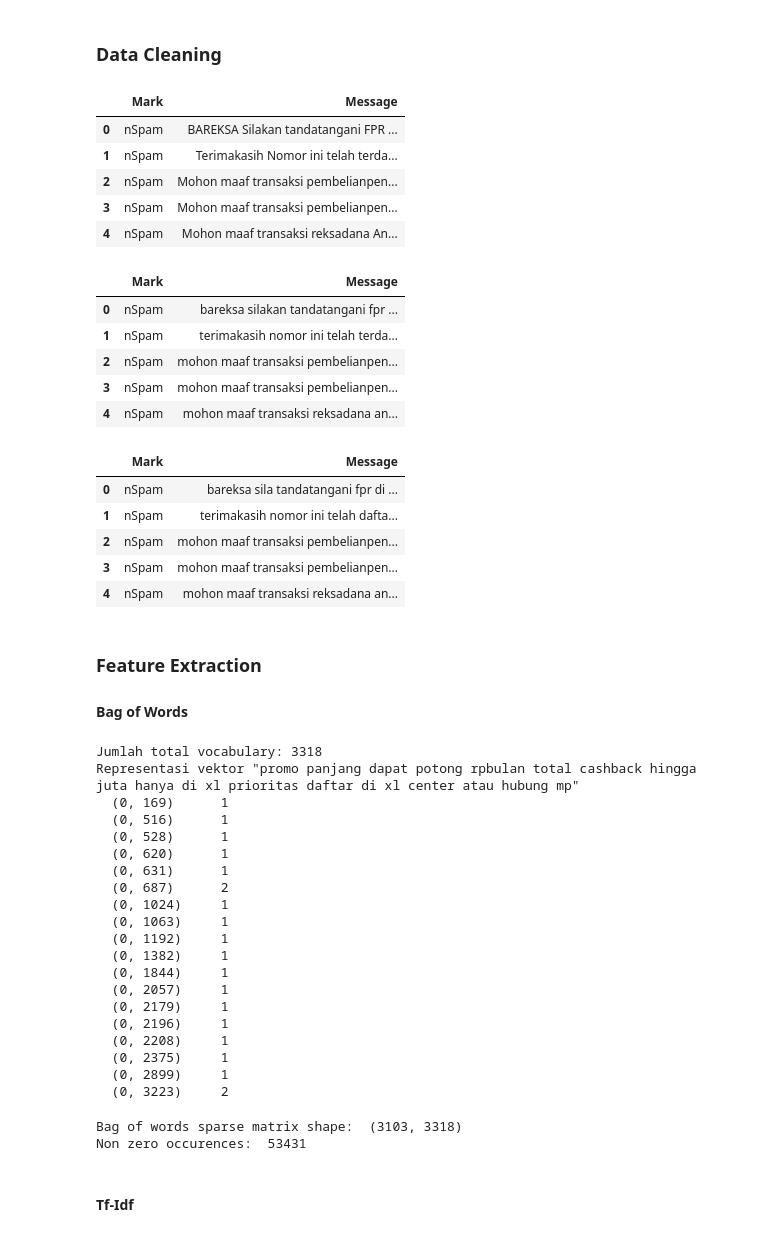
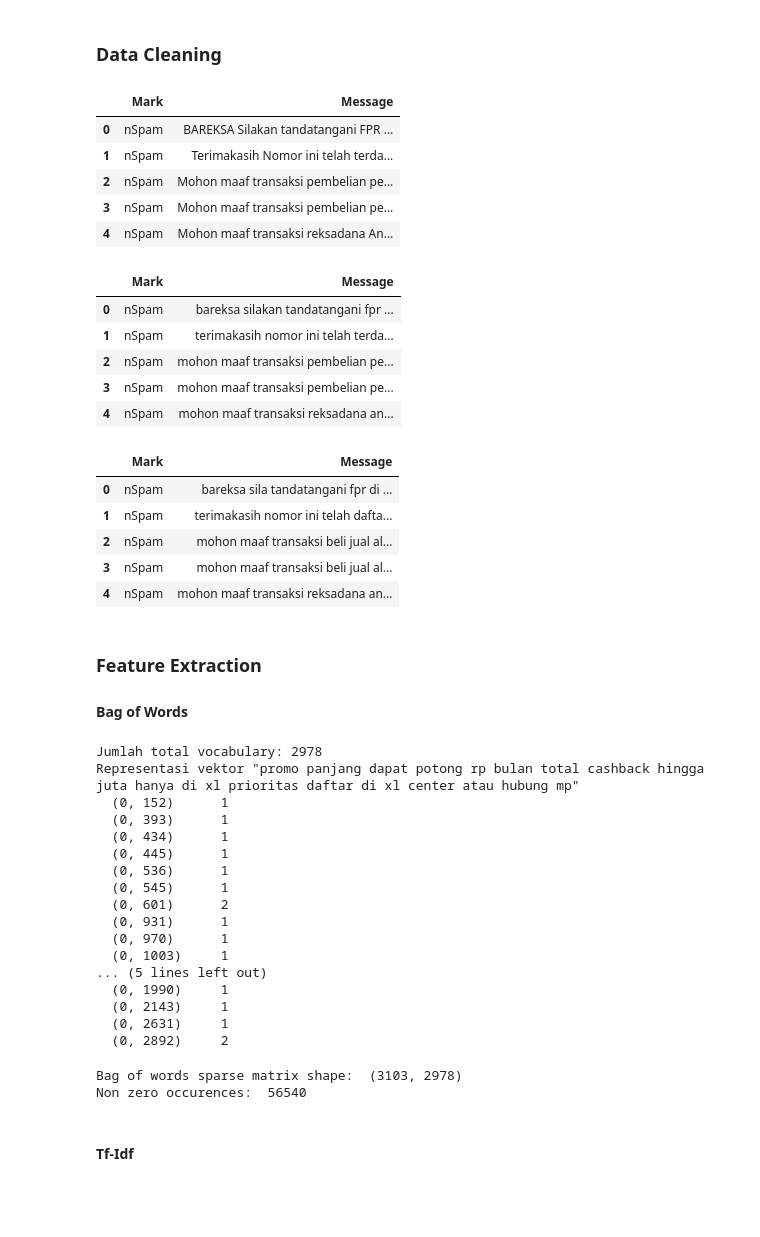
Before and after one commit to satraul/indo-spam-filter, a Jupyter notebook: notebook.ipynb, the cells around one changed output. Drawn from its saved outputs; the diff is of its cells as text; code cells hidden in the pictures; blank space fills up the shorter version.

```diff
--- a/notebook.ipynb
+++ b/notebook.ipynb
@@ -80,18 +80,18 @@ ax.tick_params(labelsize=15)
 # %%
 # Punctuation removal
 def remove_punct(text):
-    text = "".join([char for char in text if char not in string.punctuation])
+    text = "".join([char if char not in string.punctuation else " " for char in text ])
     text = re.sub('[0-9]+', '', text) # Remove numbers
     return text
 
 df["Message"] = df["Message"].apply(lambda x: remove_punct(x))
 df.head()
 # %% [output]
 |  | Mark | Message |
 | 0 | nSpam | BAREKSA Silakan tandatangani FPR ... |
 | 1 | nSpam | Terimakasih Nomor ini telah terda... |
-| 2 | nSpam | Mohon maaf transaksi pembelianpen... |
-| 3 | nSpam | Mohon maaf transaksi pembelianpen... |
+| 2 | nSpam | Mohon maaf transaksi pembelian pe... |
+| 3 | nSpam | Mohon maaf transaksi pembelian pe... |
 | 4 | nSpam | Mohon maaf transaksi reksadana An... |
 # %%
 # Kata tidak baku ke baku
@@ -108,8 +108,8 @@ df.head()
 |  | Mark | Message |
 | 0 | nSpam | bareksa silakan tandatangani fpr ... |
 | 1 | nSpam | terimakasih nomor ini telah terda... |
-| 2 | nSpam | mohon maaf transaksi pembelianpen... |
-| 3 | nSpam | mohon maaf transaksi pembelianpen... |
+| 2 | nSpam | mohon maaf transaksi pembelian pe... |
+| 3 | nSpam | mohon maaf transaksi pembelian pe... |
 | 4 | nSpam | mohon maaf transaksi reksadana an... |
 # %%
 # Stemming
@@ -121,8 +121,8 @@ df.head()
 |  | Mark | Message |
 | 0 | nSpam | bareksa sila tandatangani fpr di ... |
 | 1 | nSpam | terimakasih nomor ini telah dafta... |
-| 2 | nSpam | mohon maaf transaksi pembelianpen... |
-| 3 | nSpam | mohon maaf transaksi pembelianpen... |
+| 2 | nSpam | mohon maaf transaksi beli jual al... |
+| 3 | nSpam | mohon maaf transaksi beli jual al... |
 | 4 | nSpam | mohon maaf transaksi reksadana an... |
 # %% [markdown]
 ### Feature Extraction
@@ -141,34 +141,31 @@ sample_tweet = df["Message"][50]
 bow_sample = bow_transformer.transform([sample_tweet])
 print("Representasi vektor \"{}\"\n{}".format(sample_tweet, bow_sample))
 # %% [output]
-Jumlah total vocabulary: 3318
-Representasi vektor "promo panjang dapat potong rpbulan total cashback hingga juta hanya di xl prioritas daftar di xl center atau hubung mp"
-  (0, 169)      1
-  (0, 516)      1
-  (0, 528)      1
-  (0, 620)      1
-  (0, 631)      1
-  (0, 687)      2
-  (0, 1024)     1
-  (0, 1063)     1
-  (0, 1192)     1
-  (0, 1382)     1
-  (0, 1844)     1
-  (0, 2057)     1
-  (0, 2179)     1
-  (0, 2196)     1
-  (0, 2208)     1
-  (0, 2375)     1
-  (0, 2899)     1
-  (0, 3223)     2
+Jumlah total vocabulary: 2978
+Representasi vektor "promo panjang dapat potong rp bulan total cashback hingga juta hanya di xl prioritas daftar di xl center atau hubung mp"
+  (0, 152)      1
+  (0, 393)      1
+  (0, 434)      1
+  (0, 445)      1
+  (0, 536)      1
+  (0, 545)      1
+  (0, 601)      2
+  (0, 931)      1
+  (0, 970)      1
+  (0, 1003)     1
+... (5 lines left out)
+  (0, 1990)     1
+  (0, 2143)     1
+  (0, 2631)     1
+  (0, 2892)     2
 # %%
 messages_bow = bow_transformer.transform(df["Message"])
 # Check out the bag-of-words counts for the entire corpus as a large sparse matrix
 print('Bag of words sparse matrix shape: ', messages_bow.shape)
 print('Non zero occurences: ', messages_bow.nnz)
 # %% [output]
-Bag of words sparse matrix shape:  (3103, 3318)
-Non zero occurences:  53431
+Bag of words sparse matrix shape:  (3103, 2978)
+Non zero occurences:  56540
 # %% [markdown]
 #### Tf-Idf
 # %%
```
Also changed, not shown: parts of 3 cells of this notebook.
